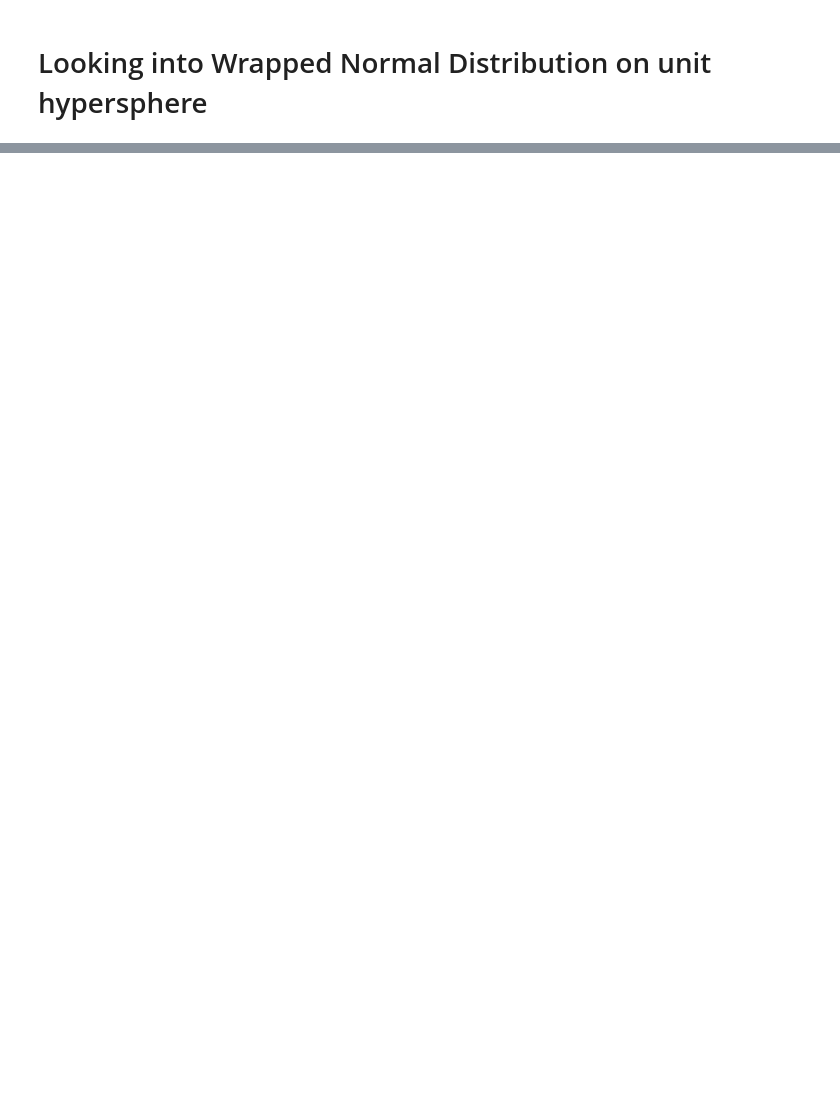
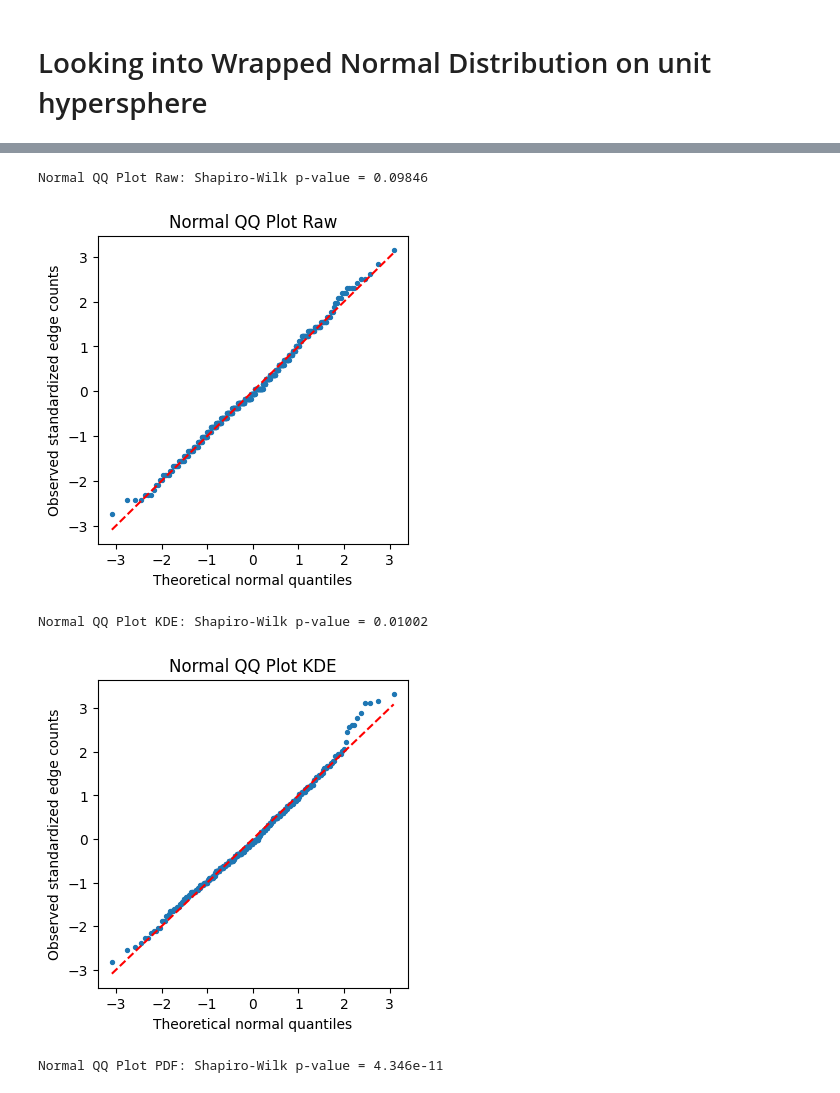
Before and after one commit to JosephMatatyaou/STA199REU, a Jupyter notebook: SQ26/Week3/WrappedNormal_Sphere.ipynb, the cells around one changed output, grey strips where cells are left out. Saved outputs shown, nothing was run; the diff lists cells and outputs as text; code cells hidden in the pictures; blank space fills up the shorter version.

```diff
--- a/SQ26/Week3/WrappedNormal_Sphere.ipynb
+++ b/SQ26/Week3/WrappedNormal_Sphere.ipynb
@@ -180,6 +250,7 @@ def weighted_distance_matrix_wrapped_normal_pdf(X, sigma = 0.35, mean_direction
     np.fill_diagonal(D_w, 0.0)
     return D_w, scale
 # %%
+
 def edge_count_sim(
     n_points,
     t: float,
@@ -243,7 +314,6 @@ def edge_count_sim_kde(
 
     return edge_counts
 
-
 def edge_count_sim_pdf(
     n_points: int,
     t: float,
@@ -274,7 +344,7 @@ def edge_count_sim_pdf(
             mean_direction = mean_direction
         )
 
-        edge_counts[i] = vr.count_edges(C, t=t, D=Dw)
+        edge_counts[i] = vr.count_edges(X, t=t, D=Dw)
 
     return edge_counts
 # %%
@@ -382,0 +471,73 @@ AttributeError: module 'ecc_vr' has no attribute 'count_edges'
+# %%
+from scipy.stats import shapiro
+from statistics import NormalDist
+
+def normal_qq_plot(counts, title):
+    mu = counts.mean()
+    sd = counts.std(ddof=1)
+
+    if sd == 0:
+        raise ValueError("All edge counts are identical, so standardized QQ plot is undefined.")
+
+    z = np.sort((counts - mu) / sd)
+
+    p_vals = (np.arange(1, len(z) + 1) - 0.5) / len(z)
+    q = np.array([NormalDist().inv_cdf(pi) for pi in p_vals])
+
+    stat, p = shapiro(counts)
+    print(f"{title}: Shapiro-Wilk p-value = {p:.4g}")
+
+    plt.figure(figsize=(4, 4))
+    plt.scatter(q, z, s=8)
+    plt.plot([q.min(), q.max()], [q.min(), q.max()], "r--")
+    plt.xlabel("Theoretical normal quantiles")
+    plt.ylabel("Observed standardized edge counts")
+    plt.title(title)
+    plt.show()
+
+
+
+counts_raw = edge_count_sim(
+    n_points=500,
+    t=1,
+    n_resamples=500,
+    d=3,
+    sigma=1,
+    mean_direction=[1, 0, 0],
+    seed=None,
+)
+
+normal_qq_plot(counts_raw, "Normal QQ Plot Raw")
+
+
+counts_kde = edge_count_sim_kde(
+    n_points=500,
+    t=1,
+    n_resamples=500,
+    d=3,
+    sigma=1,
+    h=0.15,
+    mean_direction=[1, 0, 0],
+    seed=None,
+)
+
+normal_qq_plot(counts_kde, "Normal QQ Plot KDE")
+
+
+counts_pdf = edge_count_sim_pdf(
+    n_points=500,
+    t=1,
+    n_resamples=500,
+    d=3,
+    sigma=1,
+    mean_direction=[1, 0, 0],
+    seed=None,
+)
+
+normal_qq_plot(counts_pdf, "Normal QQ Plot PDF")
+# %% [output]
+Normal QQ Plot Raw: Shapiro-Wilk p-value = 0.09846
+[figure, added]
+Normal QQ Plot KDE: Shapiro-Wilk p-value = 0.01002
+[figure, added]
+Normal QQ Plot PDF: Shapiro-Wilk p-value = 4.346e-11
```
Also changed, not shown: parts of 8 cells of this notebook, 1 other file.
